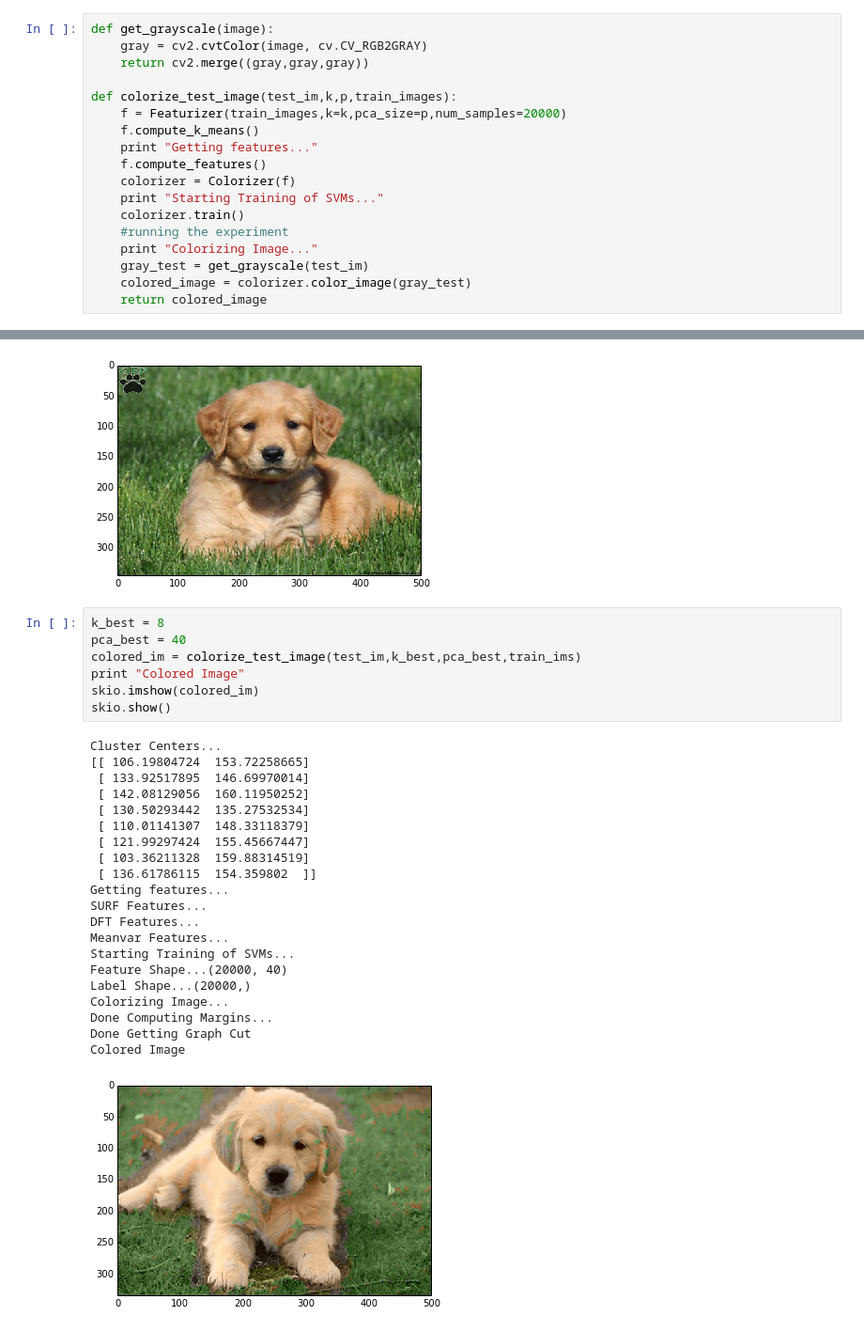
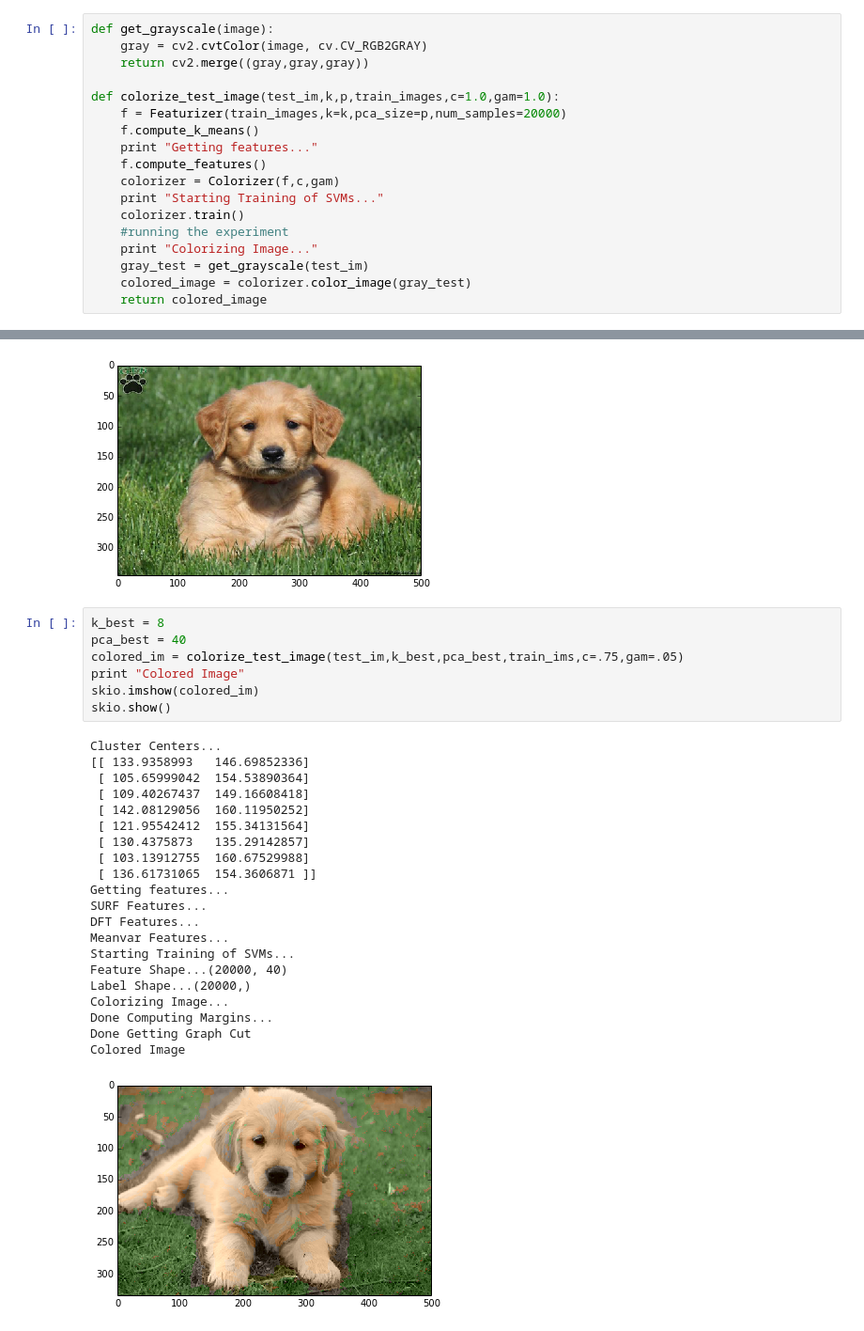
Before and after one commit to VashishtMadhavan/194FinalProject, a Jupyter notebook: Main.ipynb, the cells around one changed output, grey strips where cells are left out. Shown at 94% size. Drawn from its saved outputs; the diff is of its cells as text.

```diff
--- a/Main.ipynb
+++ b/Main.ipynb
@@ -20,12 +20,12 @@ def get_grayscale(image):
     gray = cv2.cvtColor(image, cv.CV_RGB2GRAY)
     return cv2.merge((gray,gray,gray))
 
-def colorize_test_image(test_im,k,p,train_images):
+def colorize_test_image(test_im,k,p,train_images,c=1.0,gam=1.0):
     f = Featurizer(train_images,k=k,pca_size=p,num_samples=20000)
     f.compute_k_means()
     print "Getting features..."
     f.compute_features()
-    colorizer = Colorizer(f)
+    colorizer = Colorizer(f,c,gam)
     print "Starting Training of SVMs..."
     colorizer.train()
     #running the experiment
@@ -147,32 +146,32 @@ skio.show()
 # %%
 k_best = 8
 pca_best = 40
-colored_im = colorize_test_image(test_im,k_best,pca_best,train_ims)
+colored_im = colorize_test_image(test_im,k_best,pca_best,train_ims,c=.75,gam=.05)
 print "Colored Image"
 skio.imshow(colored_im)
 skio.show()
 # %% [output]
 Cluster Centers...
-[[ 106.19804724  153.72258665]
- [ 133.92517895  146.69970014]
+[[ 133.9358993   146.69852336]
+ [ 105.65999042  154.53890364]
+ [ 109.40267437  149.16608418]
  [ 142.08129056  160.11950252]
- [ 130.50293442  135.27532534]
- [ 110.01141307  148.33118379]
- [ 121.99297424  155.45667447]
- [ 103.36211328  159.88314519]
- [ 136.61786115  154.359802  ]]
+ [ 121.95542412  155.34131564]
+ [ 130.4375873   135.29142857]
+ [ 103.13912755  160.67529988]
+ [ 136.61731065  154.3606871 ]]
 Getting features...
 SURF Features...
 DFT Features...
 Meanvar Features...
 Starting Training of SVMs...
 Feature Shape...(20000, 40)
 Label Shape...(20000,)
 Colorizing Image...
 Done Computing Margins...
 Done Getting Graph Cut
 Colored Image
-[figure, old version]
+[figure, new version]
 # %%
 smoothed_image = apply_smoothing_filter(colored_im)
 skio.imshow(smoothed_image)
```
Also changed, not shown: parts of 6 cells of this notebook, 2 other files.
